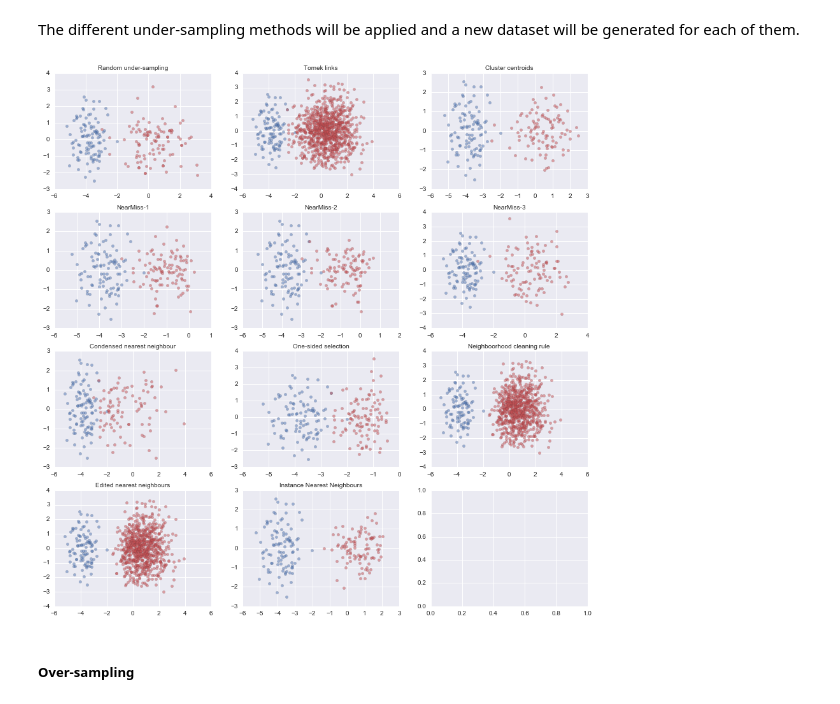
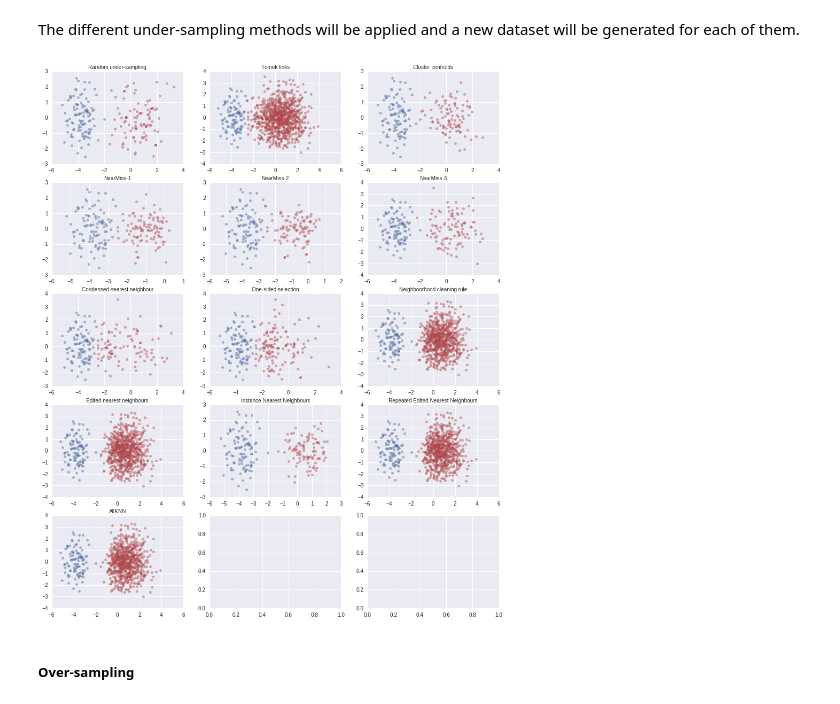
Before and after one commit to scikit-learn-contrib/imbalanced-learn, a Jupyter notebook: examples/plot_unbalanced_dataset.ipynb, the cells around one changed output. Cells and saved outputs as stored; diff of their text form; code cells hidden in the pictures.

Commit message:
added RENN and AllKNN to plot_unbalanced_dataset.ipynb and removed verbose=False parameter

```diff
--- a/examples/plot_unbalanced_dataset.ipynb
+++ b/examples/plot_unbalanced_dataset.ipynb
@@ -161,7 +173,7 @@ ihtx_vis = pca.transform(ihtx)
 # Initialise the figure
 palette = sns.color_palette()
 fs = 10 # fontsize
-fig, axes = plt.subplots(nrows=4, ncols=3, figsize=(15,15))
+fig, axes = plt.subplots(nrows=5, ncols=3, figsize=(15,18))
 
 # Random under-sampling
 axes[0, 0].scatter(usx_vis[usy == 0, 0], usx_vis[usy == 0, 1], label="Class #0", alpha=0.5,
@@ -209,34 +221,48 @@ axes[2, 0].scatter(cnnx_vis[cnny == 1, 0], cnnx_vis[cnny == 1, 1], label="Class
 axes[2, 0].set_title('Condensed nearest neighbour', fontsize=fs)
 # One-sided selection
 axes[2, 1].scatter(ossx_vis[ossy == 0, 0], ossx_vis[ossy == 0, 1], label="Class #0", alpha=0.5,
             edgecolor=almost_black, facecolor=palette[0], linewidth=0.15)
 axes[2, 1].scatter(ossx_vis[ossy == 1, 0], ossx_vis[ossy == 1, 1], label="Class #1", alpha=0.5,
             edgecolor=almost_black, facecolor=palette[2], linewidth=0.15)
 axes[2, 1].set_title('One-sided selection', fontsize=fs)
 # Neighboorhood cleaning rule
 axes[2, 2].scatter(ncrx_vis[ncry == 0, 0], ncrx_vis[ncry == 0, 1], label="Class #0", alpha=0.5,
             edgecolor=almost_black, facecolor=palette[0], linewidth=0.15)
 axes[2, 2].scatter(ncrx_vis[ncry == 1, 0], ncrx_vis[ncry == 1, 1], label="Class #1", alpha=0.5,
             edgecolor=almost_black, facecolor=palette[2], linewidth=0.15)
 axes[2, 2].set_title('Neighboorhood cleaning rule', fontsize=fs)
 
 # Edited nearest neighbours
 axes[3, 0].scatter(ennx_vis[enny == 0, 0], ennx_vis[enny == 0, 1], label="Class #0", alpha=0.5,
             edgecolor=almost_black, facecolor=palette[0], linewidth=0.15)
 axes[3, 0].scatter(ennx_vis[enny == 1, 0], ennx_vis[enny == 1, 1], label="Class #1", alpha=0.5,
             edgecolor=almost_black, facecolor=palette[2], linewidth=0.15)
 axes[3, 0].set_title('Edited nearest neighbours', fontsize=fs)
 
 # Instance Nearest Neighbours
 axes[3, 1].scatter(ihtx_vis[ihty == 0, 0], ihtx_vis[ihty == 0, 1], label="Class #0", alpha=0.5,
             edgecolor=almost_black, facecolor=palette[0], linewidth=0.15)
 axes[3, 1].scatter(ihtx_vis[ihty == 1, 0], ihtx_vis[ihty == 1, 1], label="Class #1", alpha=0.5,
             edgecolor=almost_black, facecolor=palette[2], linewidth=0.15)
 axes[3, 1].set_title('Instance Nearest Neighbours', fontsize=fs)
 
+# Repeated Edited Nearest Neighbours
+axes[3, 2].scatter(rennx_vis[renny == 0, 0], rennx_vis[renny == 0, 1], label="Class #0", alpha=0.5,
+            edgecolor=almost_black, facecolor=palette[0], linewidth=0.15)
+axes[3, 2].scatter(rennx_vis[renny == 1, 0], rennx_vis[renny == 1, 1], label="Class #1", alpha=0.5,
+            edgecolor=almost_black, facecolor=palette[2], linewidth=0.15)
+axes[3, 2].set_title('Repeated Edited Nearest Neighbours', fontsize=fs)
+
+# AllKNN
+axes[4, 0].scatter(allkx_vis[allky == 0, 0], allkx_vis[allky == 0, 1], label="Class #0", alpha=0.5,
+            edgecolor=almost_black, facecolor=palette[0], linewidth=0.15)
+axes[4, 0].scatter(allkx_vis[allky == 1, 0], allkx_vis[allky == 1, 1], label="Class #1", alpha=0.5,
+            edgecolor=almost_black, facecolor=palette[2], linewidth=0.15)
+axes[4, 0].set_title('AllKNN', fontsize=fs)
+
 plt.show()
 # %% [output]
-[figure, old version]
+[figure, new version]
 # %% [markdown]
 ##### Over-sampling
 # %%
```
Also changed, not shown: parts of 5 cells of this notebook.
